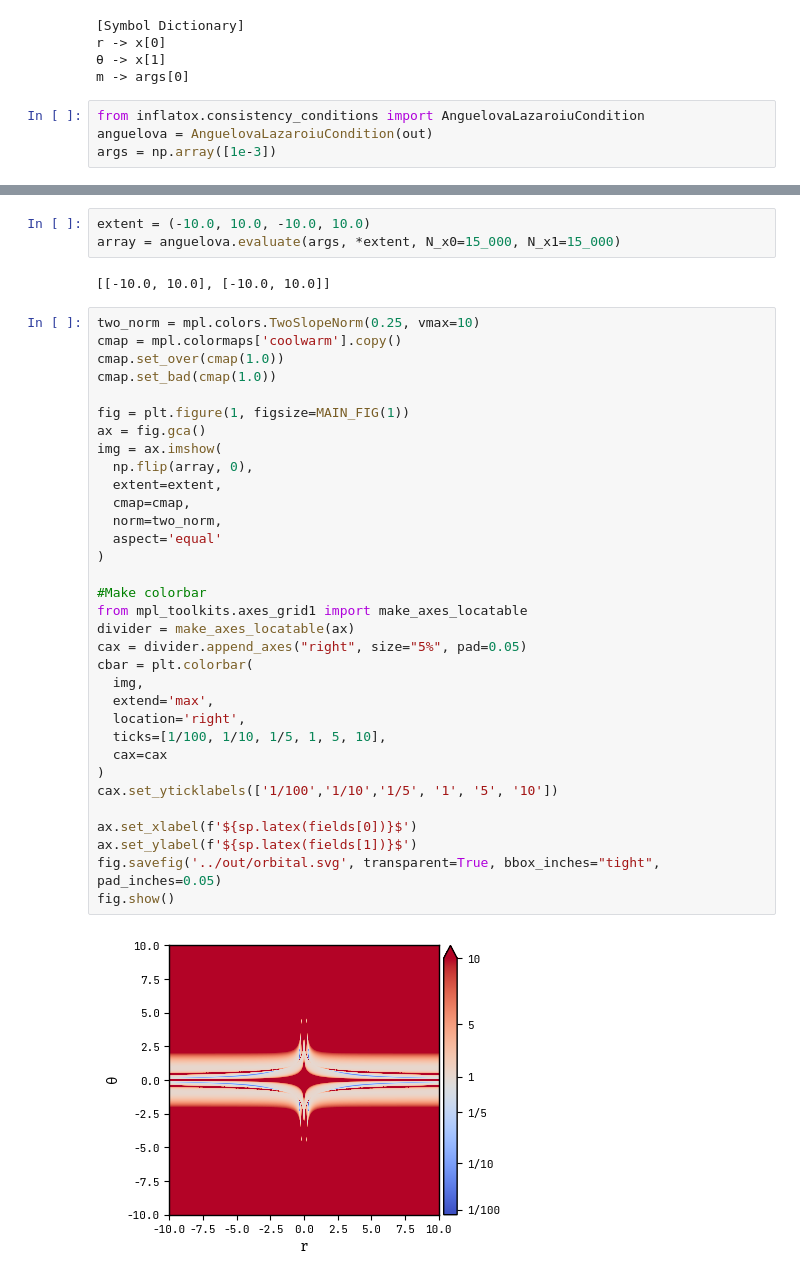
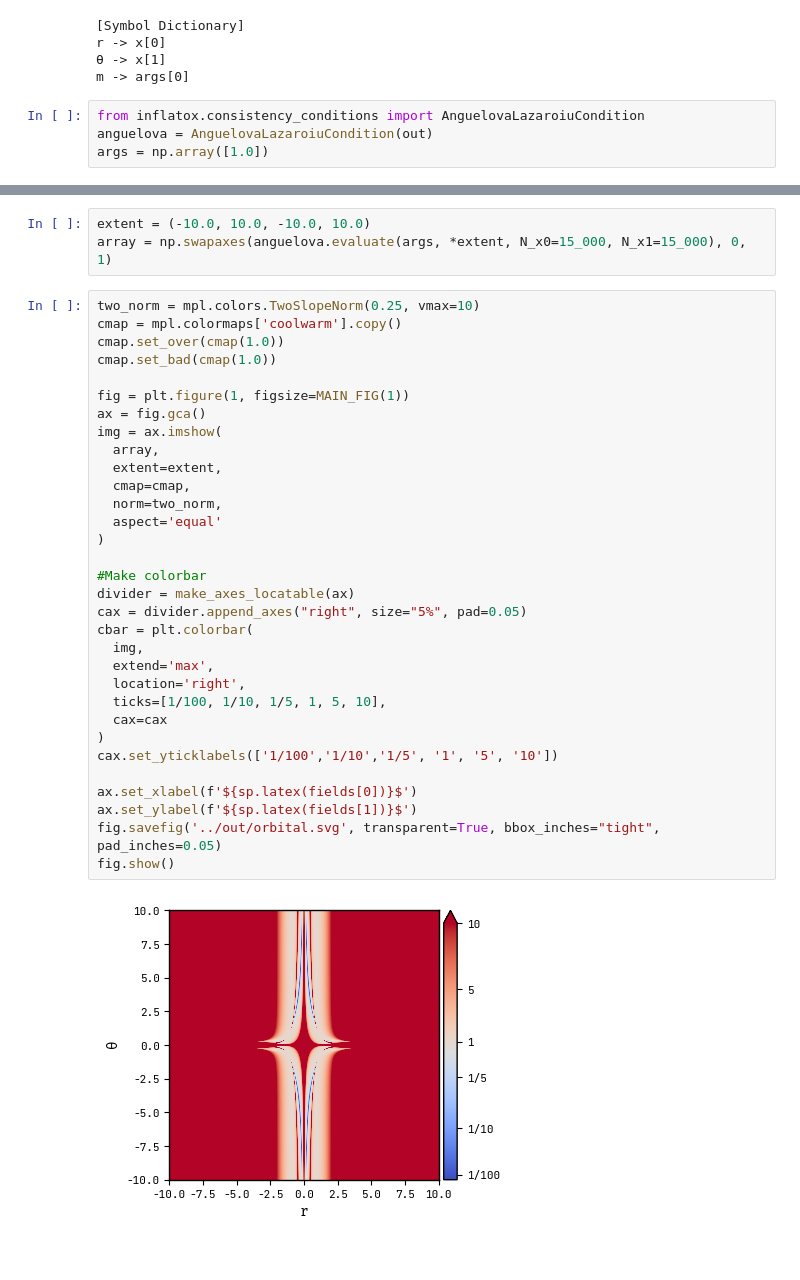
Before and after one commit to smups/inflatox, a Jupyter notebook: notebooks/orbital_inflation.ipynb, the cells around one changed output, grey strips where cells are left out. Cells and saved outputs as stored; diff of their text form.

```diff
--- a/notebooks/orbital_inflation.ipynb
+++ b/notebooks/orbital_inflation.ipynb
@@ -85,4 +86,4 @@ m -> args[0]
 # %%
 from inflatox.consistency_conditions import AnguelovaLazaroiuCondition
 anguelova = AnguelovaLazaroiuCondition(out)
-args = np.array([1e-3])
+args = np.array([1.0])
@@ -89,42 +118,39 @@ args = np.array([1e-3])
 # %%
 extent = (-10.0, 10.0, -10.0, 10.0)
-array = anguelova.evaluate(args, *extent, N_x0=15_000, N_x1=15_000)
+array = np.swapaxes(anguelova.evaluate(args, *extent, N_x0=15_000, N_x1=15_000), 0, 1)
-# %% [output]
-[[-10.0, 10.0], [-10.0, 10.0]]
 # %%
 two_norm = mpl.colors.TwoSlopeNorm(0.25, vmax=10)
 cmap = mpl.colormaps['coolwarm'].copy()
 cmap.set_over(cmap(1.0))
 cmap.set_bad(cmap(1.0))
 
 fig = plt.figure(1, figsize=MAIN_FIG(1))
 ax = fig.gca()
 img = ax.imshow(
-  np.flip(array, 0),
+  array,
   extent=extent,
   cmap=cmap,
   norm=two_norm,
   aspect='equal'
 )
 
 #Make colorbar
-from mpl_toolkits.axes_grid1 import make_axes_locatable
 divider = make_axes_locatable(ax)
 cax = divider.append_axes("right", size="5%", pad=0.05)
 cbar = plt.colorbar(
   img,
   extend='max',
   location='right',
   ticks=[1/100, 1/10, 1/5, 1, 5, 10],
   cax=cax
 )
 cax.set_yticklabels(['1/100','1/10','1/5', '1', '5', '10'])
 
 ax.set_xlabel(f'${sp.latex(fields[0])}$')
 ax.set_ylabel(f'${sp.latex(fields[1])}$')
 fig.savefig('../out/orbital.svg', transparent=True, bbox_inches="tight", pad_inches=0.05)
 fig.show()
 # %% [output]
-[figure, old version]
+[figure, new version]
 # %%
 extent2 = (0.0, 2.5, 0.0, 2.5)
```
Also changed, not shown: parts of 5 cells of this notebook, 6 other files.
